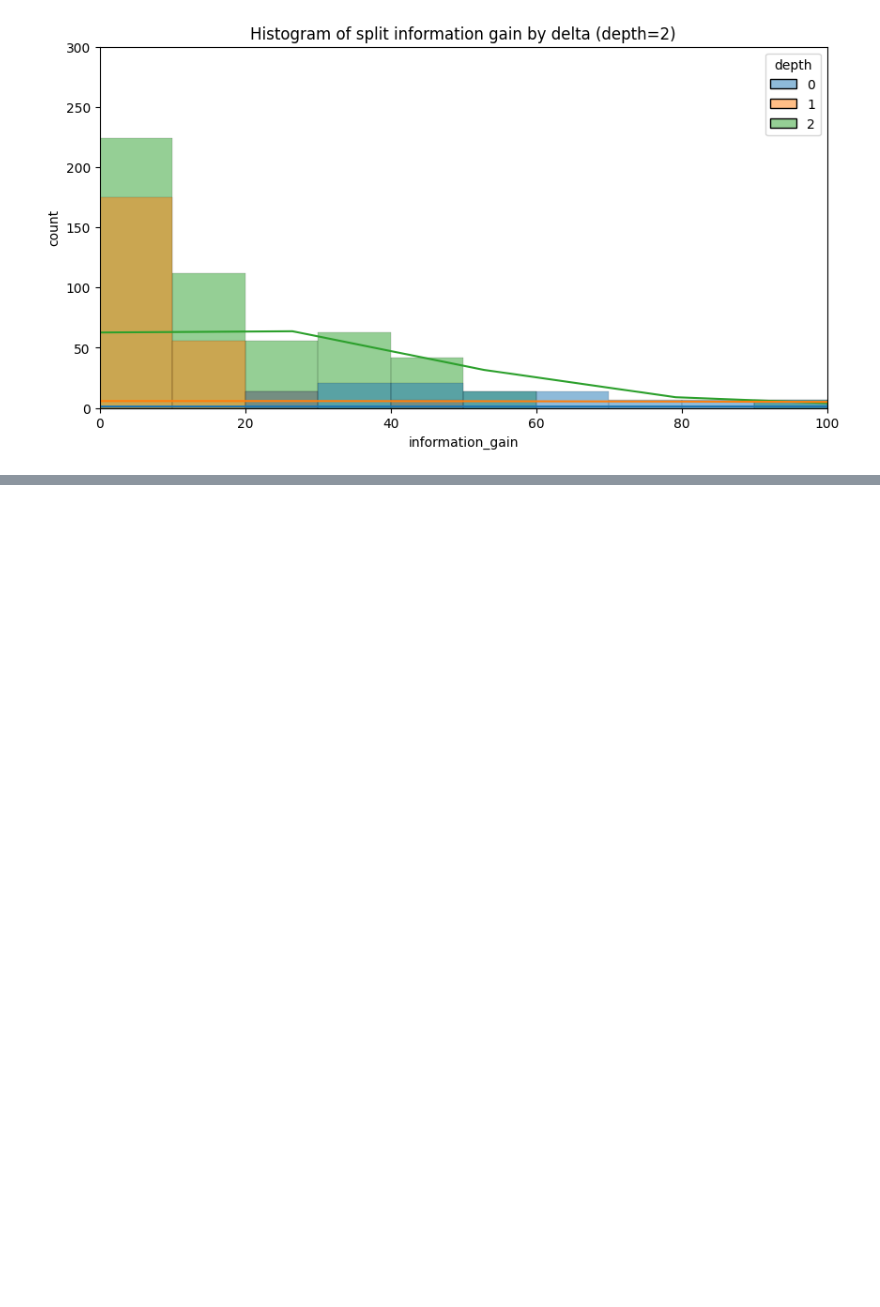
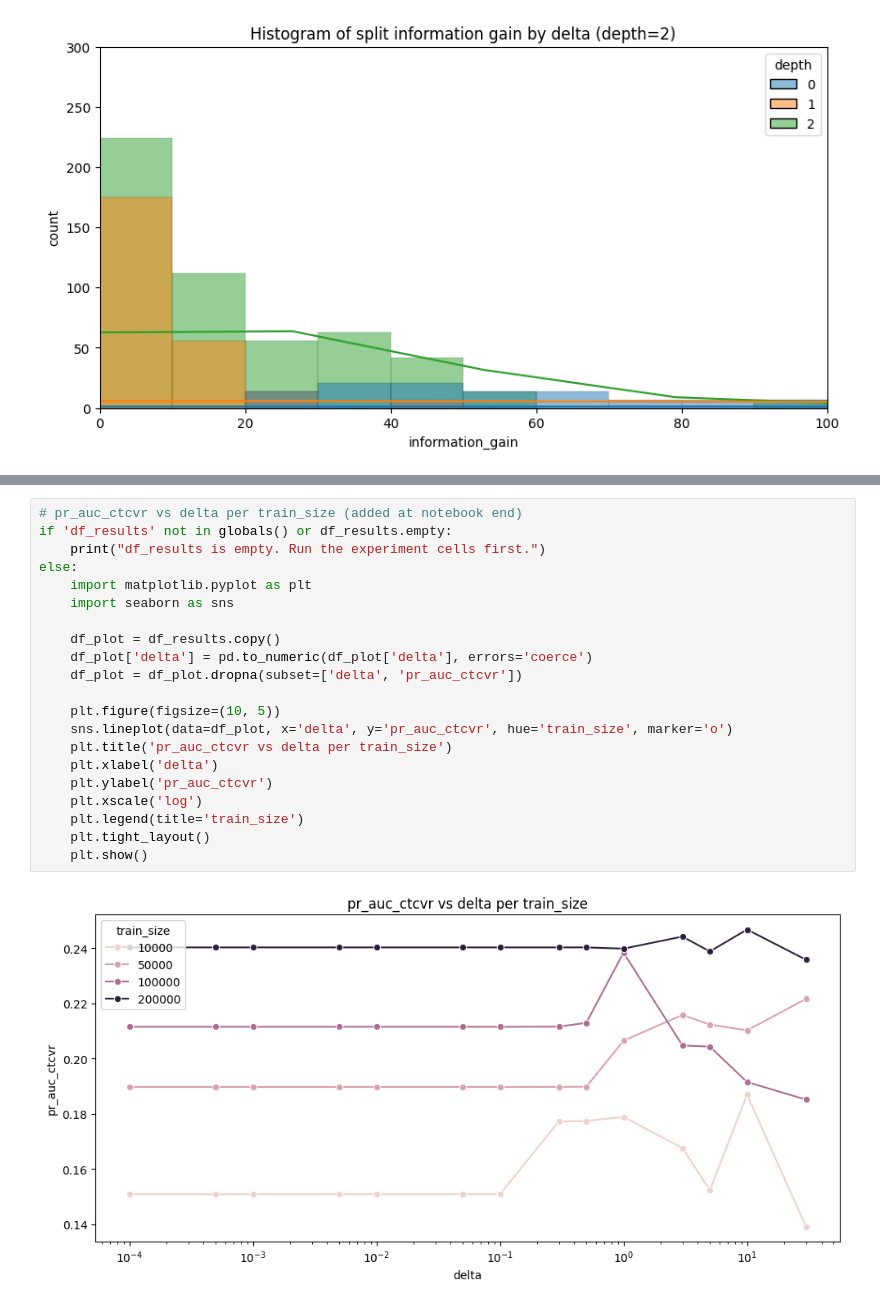
Before and after one commit to shobigrock/MT_AI_GBDT, a Jupyter notebook: notebooks/analysis/pre_analysis.ipynb, the cells around one changed output, grey strips where cells are left out. Cells and saved outputs as stored; diff of their text form; blank space fills up the shorter version.

```diff
--- a/notebooks/analysis/pre_analysis.ipynb
+++ b/notebooks/analysis/pre_analysis.ipynb
@@ -612,0 +697,23 @@ else:
+# %%
+# pr_auc_ctcvr vs delta per train_size (added at notebook end)
+if 'df_results' not in globals() or df_results.empty:
+    print("df_results is empty. Run the experiment cells first.")
+else:
+    import matplotlib.pyplot as plt
+    import seaborn as sns
+
+    df_plot = df_results.copy()
+    df_plot['delta'] = pd.to_numeric(df_plot['delta'], errors='coerce')
+    df_plot = df_plot.dropna(subset=['delta', 'pr_auc_ctcvr'])
+
+    plt.figure(figsize=(10, 5))
+    sns.lineplot(data=df_plot, x='delta', y='pr_auc_ctcvr', hue='train_size', marker='o')
+    plt.title('pr_auc_ctcvr vs delta per train_size')
+    plt.xlabel('delta')
+    plt.ylabel('pr_auc_ctcvr')
+    plt.xscale('log')
+    plt.legend(title='train_size')
+    plt.tight_layout()
+    plt.show()
+# %% [output]
+[figure, added]
```
Also changed, not shown: parts of 11 cells of this notebook, 1 other file.
